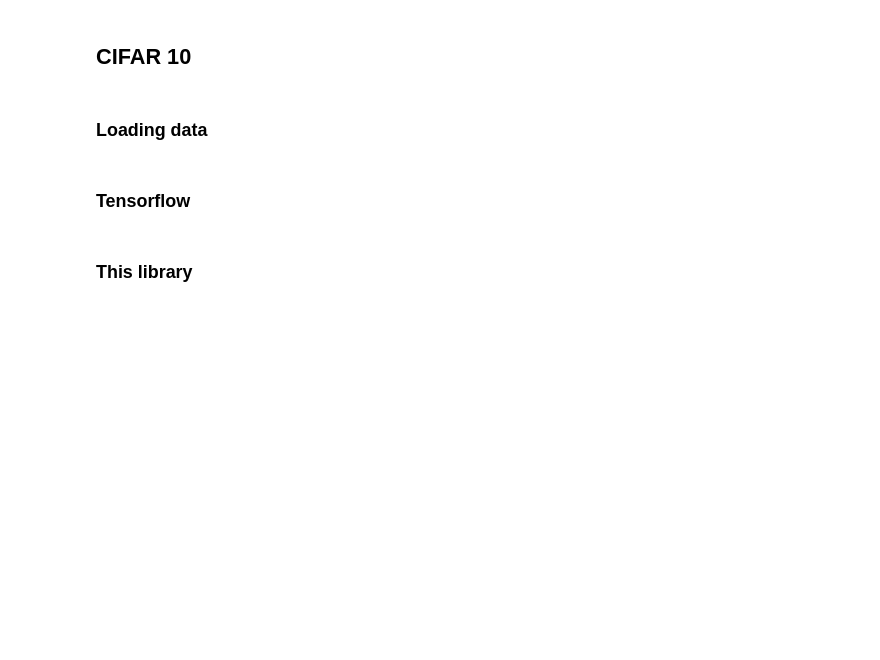
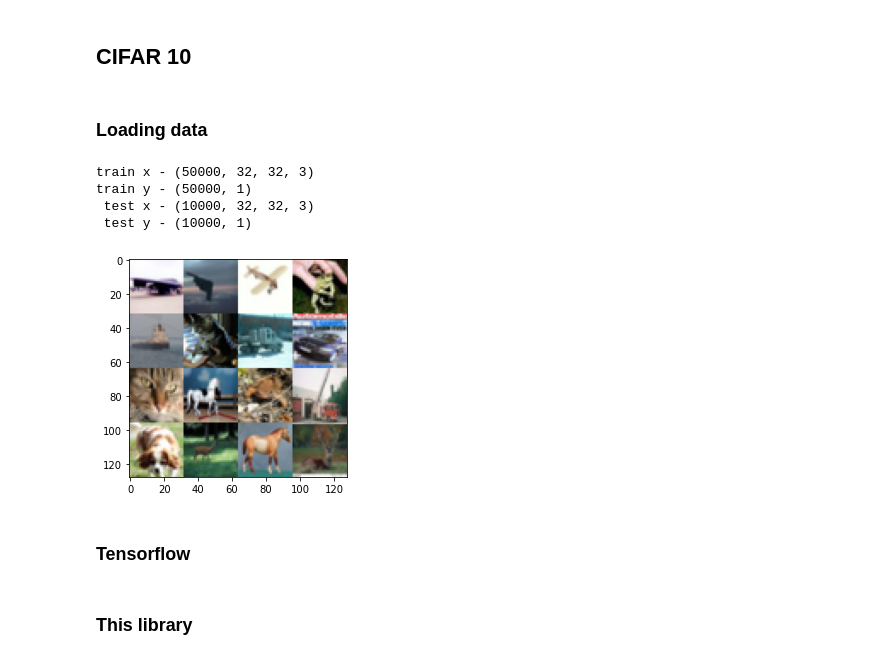
Before and after one commit to klima7/CNN-From-Scratch, a Jupyter notebook: dataset_test.ipynb, the cells around one changed output. Cells and saved outputs as stored; diff of their text form; code cells hidden in the pictures; blank space fills up the shorter version.

```diff
--- a/dataset_test.ipynb
+++ b/dataset_test.ipynb
@@ -45,14 +75,25 @@ fmnist = {
 
 cifar10 = {
     'train': {
-        'x': x_train_cifar10,
+        'x': x_train_cifar10 / 255,
         'y': y_train_cifar10
     },
     'test': {
-        'x': x_test_cifar10,
+        'x': x_test_cifar10 / 255,
         'y': y_test_cifar10
     }
 }
+# %%
+print_sizes(cifar10)
+# %% [output]
+train x - (50000, 32, 32, 3)
+train y - (50000, 1)
+ test x - (10000, 32, 32, 3)
+ test y - (10000, 1)
+# %%
+plot_random_images(cifar10['train']['x'])
+# %% [output]
+[figure, added]
 # %% [markdown]
 ### Tensorflow
 # %% [markdown]
```
Also changed, not shown: parts of 10 cells of this notebook.
